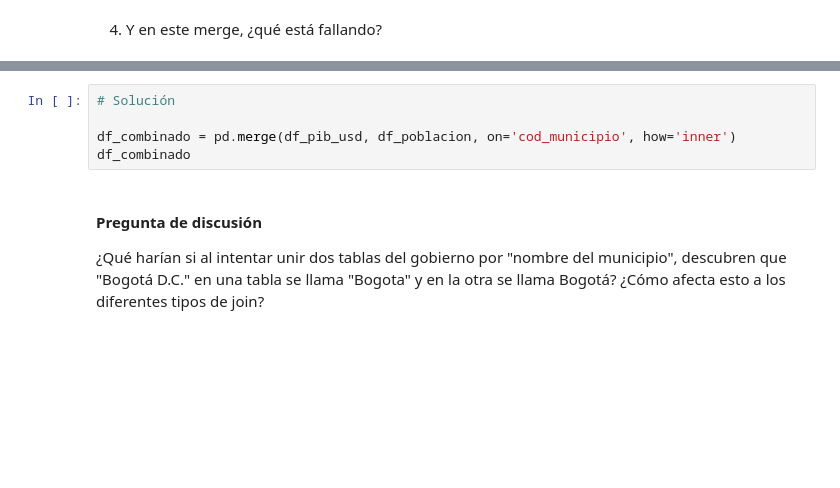
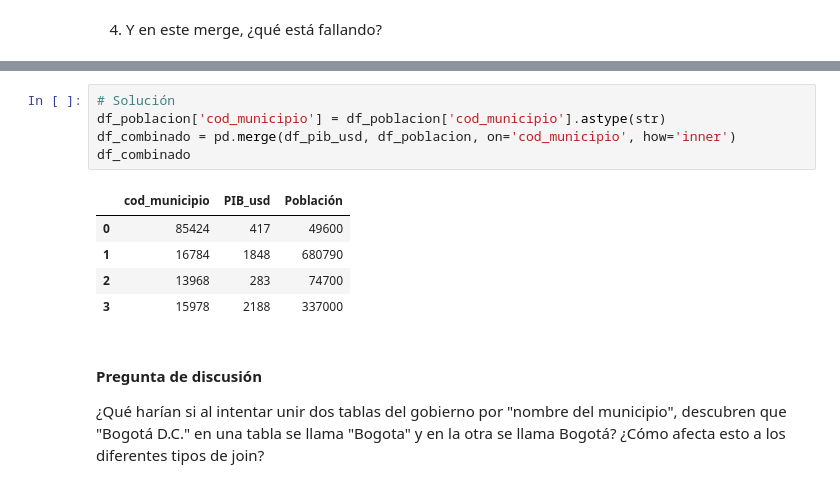
Before and after one commit to ElLinares/curso-ia-para-economia, a Jupyter notebook: clases/3_Analisis_y_visualizacion_datos/2_Combinacion_Exportacion_Datos.ipynb, the cells around one changed output, grey strips where cells are left out. Cells and saved outputs as stored; diff of their text form; blank space fills up the shorter version.

```diff
--- a/clases/3_Analisis_y_visualizacion_datos/2_Combinacion_Exportacion_Datos.ipynb
+++ b/clases/3_Analisis_y_visualizacion_datos/2_Combinacion_Exportacion_Datos.ipynb
@@ -331,8 +400,14 @@ df_combinado
 # %%
 # Solución
-
+df_poblacion['cod_municipio'] = df_poblacion['cod_municipio'].astype(str)
 df_combinado = pd.merge(df_pib_usd, df_poblacion, on='cod_municipio', how='inner')
 df_combinado
+# %% [output]
+|  | cod_municipio | PIB_usd | Población |
+| 0 | 85424 | 417 | 49600 |
+| 1 | 16784 | 1848 | 680790 |
+| 2 | 13968 | 283 | 74700 |
+| 3 | 15978 | 2188 | 337000 |
 # %% [markdown]
 #### Pregunta de discusión
 
```
Also changed, not shown: parts of 15 cells of this notebook.
